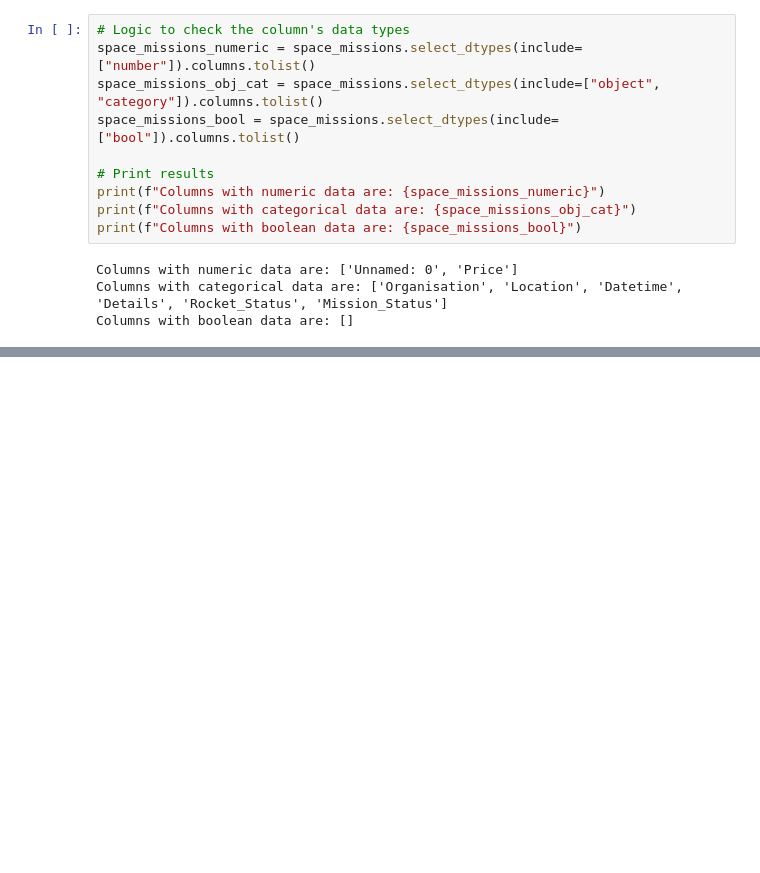
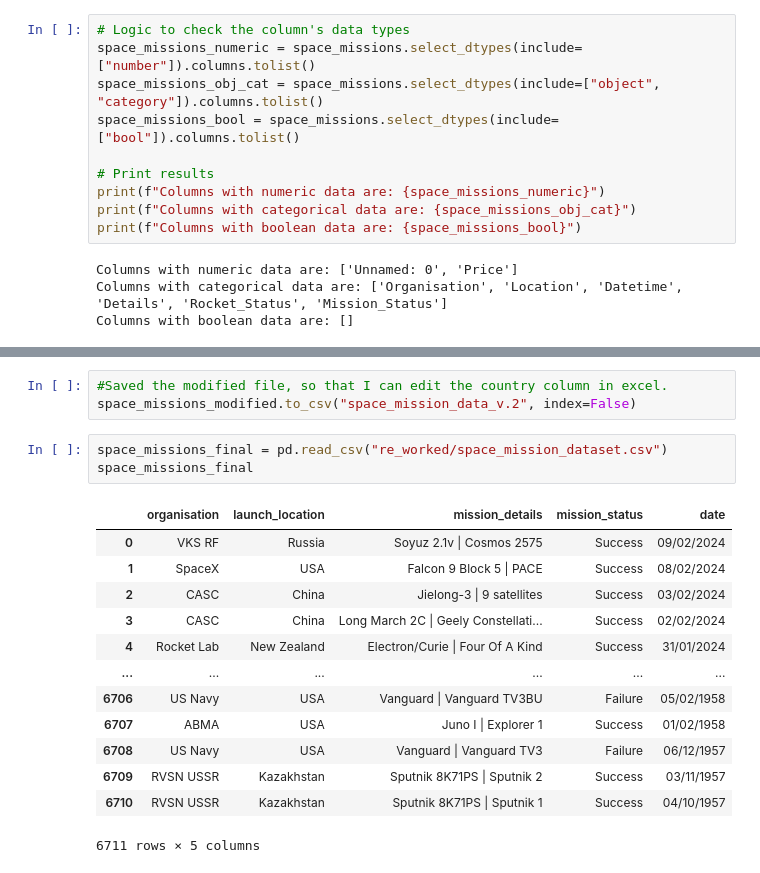
Before and after one commit to kalmlaz/Data-Science-Project, a Jupyter notebook: space_missions_dataset_transformation.ipynb, the cells around one changed output, grey strips where cells are left out. Cells and saved outputs as stored; diff of their text form; blank space fills up the shorter version.

Commit message:
Update space_missions_dataset_transformation.ipynb
Finished cleaning and documenting my first dataset.

```diff
--- a/space_missions_dataset_transformation.ipynb
+++ b/space_missions_dataset_transformation.ipynb
@@ -196,3 +180,23 @@ space_missions_modified
 | 6709 | RVSN USSR | Site 1/5, Baikonur Cosmodrome, Ka... | Sputnik 8K71PS | Sputnik 2 | Success | 03/11/1957 |
 | 6710 | RVSN USSR | Site 1/5, Baikonur Cosmodrome, Ka... | Sputnik 8K71PS | Sputnik 1 | Success | 04/10/1957 |
 6711 rows × 5 columns
+# %%
+#Saved the modified file, so that I can edit the country column in excel.
+space_missions_modified.to_csv("space_mission_data_v.2", index=False)
+# %%
+space_missions_final = pd.read_csv("re_worked/space_mission_dataset.csv")
+space_missions_final
+# %% [output]
+|  | organisation | launch_location | mission_details | mission_status | date |
+| 0 | VKS RF | Russia | Soyuz 2.1v | Cosmos 2575 | Success | 09/02/2024 |
+| 1 | SpaceX | USA | Falcon 9 Block 5 | PACE | Success | 08/02/2024 |
+| 2 | CASC | China | Jielong-3 | 9 satellites | Success | 03/02/2024 |
+| 3 | CASC | China | Long March 2C | Geely Constellati... | Success | 02/02/2024 |
+| 4 | Rocket Lab | New Zealand | Electron/Curie | Four Of A Kind | Success | 31/01/2024 |
+| ... | ... | ... | ... | ... | ... |
+| 6706 | US Navy | USA | Vanguard | Vanguard TV3BU | Failure | 05/02/1958 |
+| 6707 | ABMA | USA | Juno I | Explorer 1 | Success | 01/02/1958 |
+| 6708 | US Navy | USA | Vanguard | Vanguard TV3 | Failure | 06/12/1957 |
+| 6709 | RVSN USSR | Kazakhstan | Sputnik 8K71PS | Sputnik 2 | Success | 03/11/1957 |
+| 6710 | RVSN USSR | Kazakhstan | Sputnik 8K71PS | Sputnik 1 | Success | 04/10/1957 |
+6711 rows × 5 columns
```
Also changed, not shown: parts of 6 cells of this notebook.
